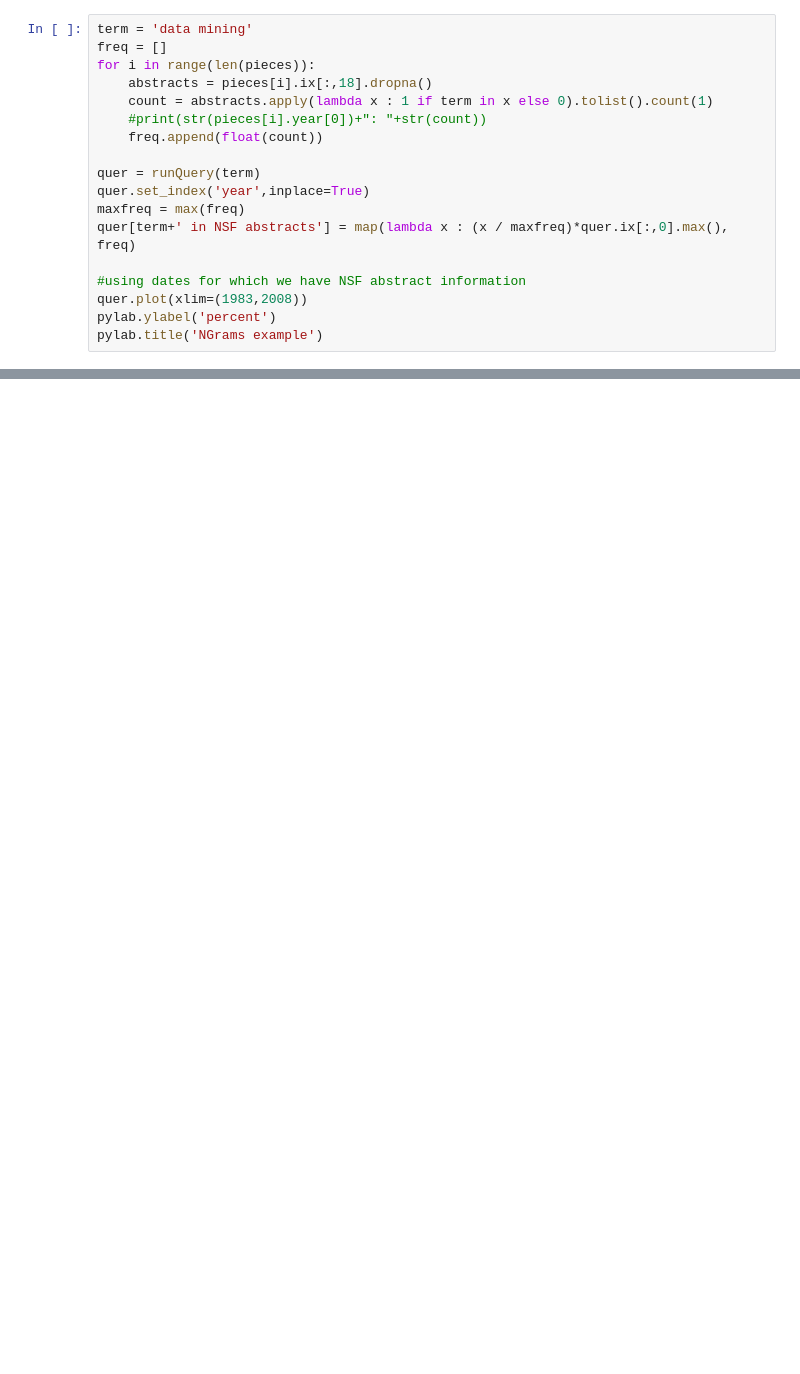
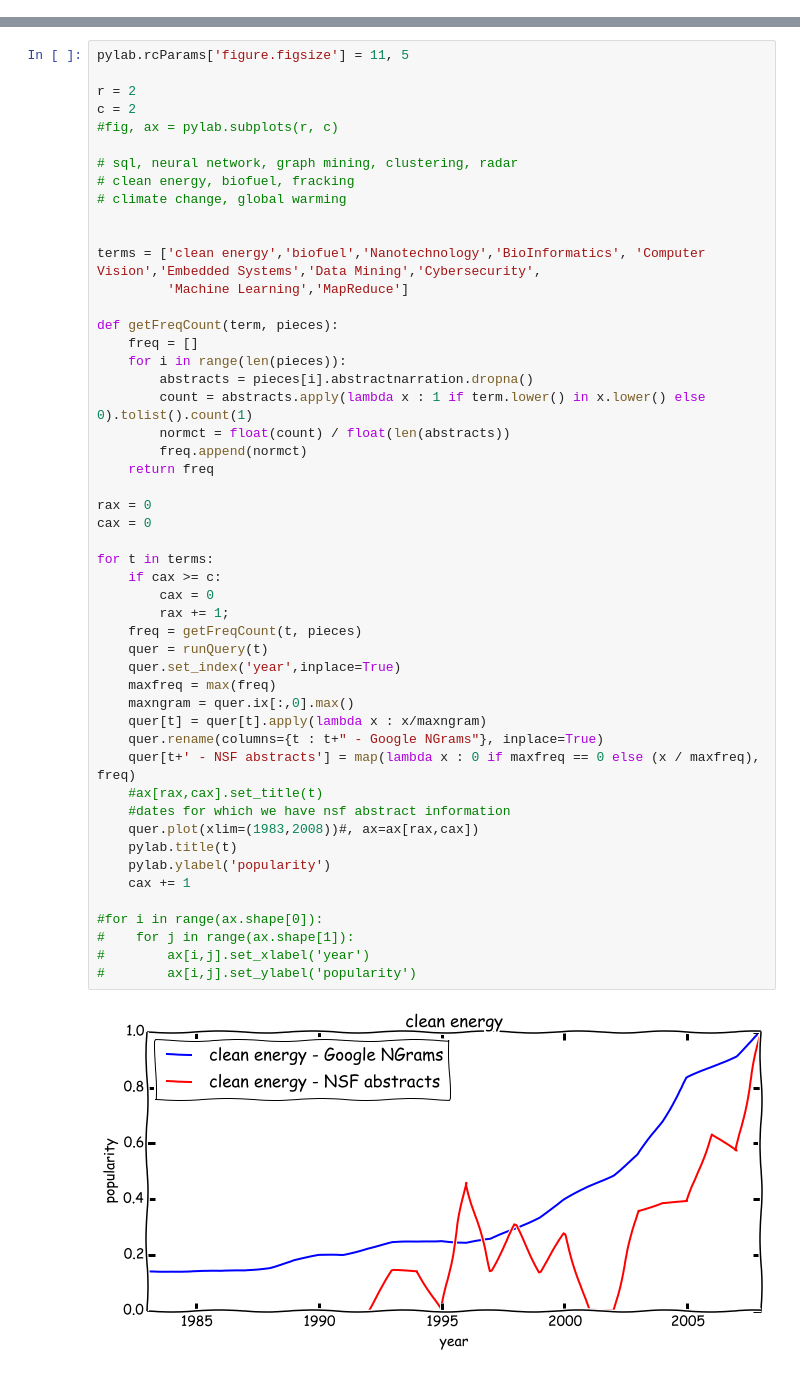
Before and after one commit to realmichaelzyy/cs249project, a Jupyter notebook: MarksTestNotebook.ipynb, the cells around one changed output, grey strips where cells are left out. Saved outputs shown, nothing was run; the diff lists cells and outputs as text; blank space fills up the shorter version.

```diff
--- a/MarksTestNotebook.ipynb
+++ b/MarksTestNotebook.ipynb
@@ -389,18 +413,0 @@ size: (12611, 441)
-# %%
-term = 'data mining'
-freq = []
-for i in range(len(pieces)):
-    abstracts = pieces[i].ix[:,18].dropna()
-    count = abstracts.apply(lambda x : 1 if term in x else 0).tolist().count(1)
-    #print(str(pieces[i].year[0])+": "+str(count))
-    freq.append(float(count))
-
-quer = runQuery(term)
-quer.set_index('year',inplace=True)
-maxfreq = max(freq)
-quer[term+' in NSF abstracts'] = map(lambda x : (x / maxfreq)*quer.ix[:,0].max(), freq)
-
-#using dates for which we have NSF abstract information
-quer.plot(xlim=(1983,2008))
-pylab.ylabel('percent')
-pylab.title('NGrams example')
@@ -409,0 +414,52 @@ pylab.title('NGrams example')
+# %%
+pylab.rcParams['figure.figsize'] = 11, 5
+
+r = 2
+c = 2
+#fig, ax = pylab.subplots(r, c)
+
+# sql, neural network, graph mining, clustering, radar
+# clean energy, biofuel, fracking
+# climate change, global warming
+
+
+terms = ['clean energy','biofuel','Nanotechnology','BioInformatics', 'Computer Vision','Embedded Systems','Data Mining','Cybersecurity',
+         'Machine Learning','MapReduce']
+
+def getFreqCount(term, pieces):
+    freq = []
+    for i in range(len(pieces)):
+        abstracts = pieces[i].abstractnarration.dropna()
+        count = abstracts.apply(lambda x : 1 if term.lower() in x.lower() else 0).tolist().count(1)
+        normct = float(count) / float(len(abstracts))
+        freq.append(normct)
+    return freq
+
+rax = 0
+cax = 0
+
+for t in terms:
+    if cax >= c:
+        cax = 0
+        rax += 1;
+    freq = getFreqCount(t, pieces)
+    quer = runQuery(t)
+    quer.set_index('year',inplace=True)
+    maxfreq = max(freq)
+    maxngram = quer.ix[:,0].max()
+    quer[t] = quer[t].apply(lambda x : x/maxngram)
+    quer.rename(columns={t : t+" - Google NGrams"}, inplace=True)
+    quer[t+' - NSF abstracts'] = map(lambda x : 0 if maxfreq == 0 else (x / maxfreq), freq)
+    #ax[rax,cax].set_title(t)
+    #dates for which we have nsf abstract information
+    quer.plot(xlim=(1983,2008))#, ax=ax[rax,cax])
+    pylab.title(t)
+    pylab.ylabel('popularity')
+    cax += 1
+
+#for i in range(ax.shape[0]):
+#    for j in range(ax.shape[1]):
+#        ax[i,j].set_xlabel('year')
+#        ax[i,j].set_ylabel('popularity')
+# %% [output]
+[figure, added]
```
Also changed, not shown: parts of 11 cells of this notebook, 1 other file.
